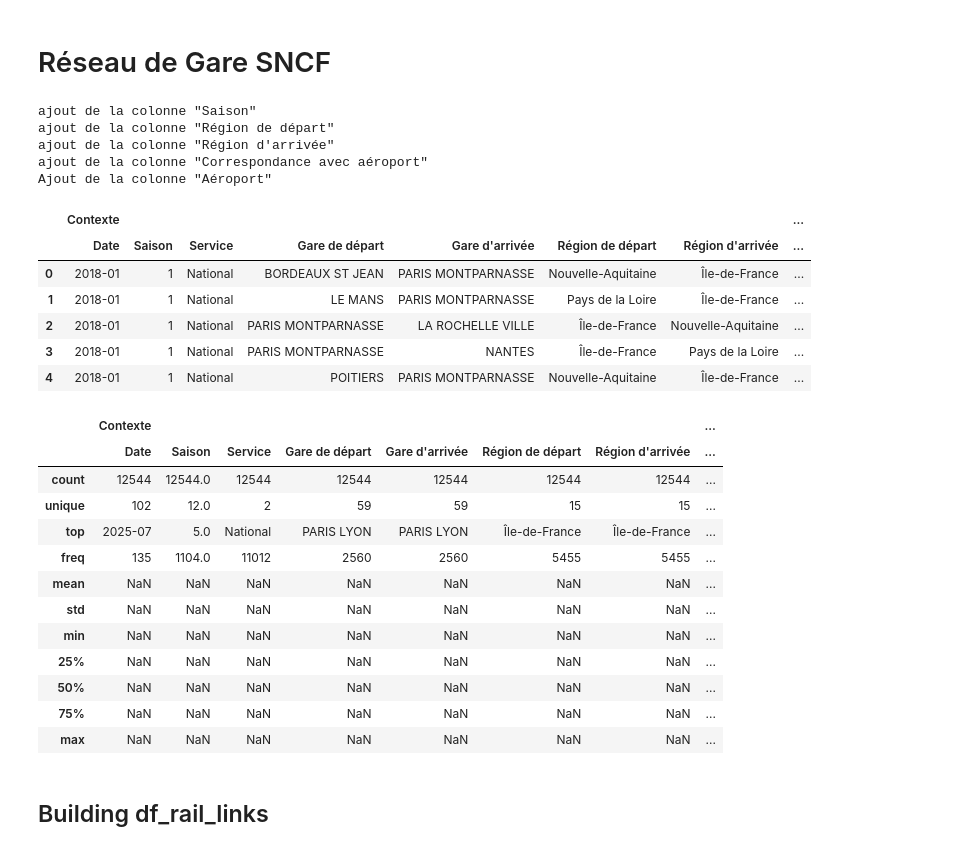
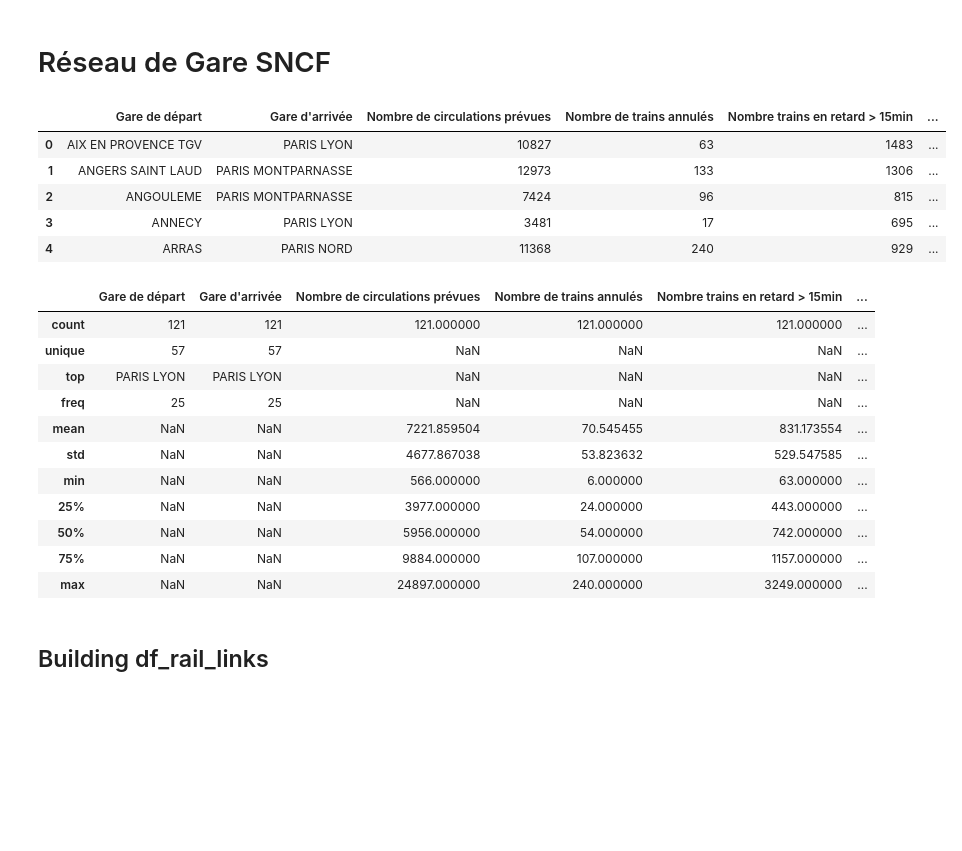
Before and after one commit to Luca-Hachani/SNCF-Project, a Jupyter notebook: poc/EDA_luca.ipynb, the cells around one changed output. Cells and saved outputs as stored; diff of their text form; code cells hidden in the pictures; blank space fills up the shorter version.

Commit message:
move data_reliable.csv from poc to data, enrichment of df_rail_links with reliability score ok links

```diff
--- a/poc/EDA_luca.ipynb
+++ b/poc/EDA_luca.ipynb
@@ -550,39 +550,30 @@ df_airport_seasonality.describe(include='all')
 # %% [markdown]
 # Réseau de Gare SNCF
 # %%
-df = pd.read_csv("../data/regularite-mensuelle-tgv-aqst.csv", sep=";")
-data_preprocessing.preprocessing(df)
-data_preprocessing.enrichment(df)
+df = pd.read_csv("../data/data_reliable.csv", sep=",")
 df.head()
 # %% [output]
-ajout de la colonne "Saison"
-ajout de la colonne "Région de départ"
-ajout de la colonne "Région d'arrivée"
-ajout de la colonne "Correspondance avec aéroport"
-Ajout de la colonne "Aéroport"
-|  | Contexte |  |  |  |  |  |  | ... |
-|  | Date | Saison | Service | Gare de départ | Gare d'arrivée | Région de départ | Région d'arrivée | ... |
-| 0 | 2018-01 | 1 | National | BORDEAUX ST JEAN | PARIS MONTPARNASSE | Nouvelle-Aquitaine | Île-de-France | ... |
-| 1 | 2018-01 | 1 | National | LE MANS | PARIS MONTPARNASSE | Pays de la Loire | Île-de-France | ... |
-| 2 | 2018-01 | 1 | National | PARIS MONTPARNASSE | LA ROCHELLE VILLE | Île-de-France | Nouvelle-Aquitaine | ... |
-| 3 | 2018-01 | 1 | National | PARIS MONTPARNASSE | NANTES | Île-de-France | Pays de la Loire | ... |
-| 4 | 2018-01 | 1 | National | POITIERS | PARIS MONTPARNASSE | Nouvelle-Aquitaine | Île-de-France | ... |
+|  | Gare de départ | Gare d'arrivée | Nombre de circulations prévues | Nombre de trains annulés | Nombre trains en retard > 15min | ... |
+| 0 | AIX EN PROVENCE TGV | PARIS LYON | 10827 | 63 | 1483 | ... |
+| 1 | ANGERS SAINT LAUD | PARIS MONTPARNASSE | 12973 | 133 | 1306 | ... |
+| 2 | ANGOULEME | PARIS MONTPARNASSE | 7424 | 96 | 815 | ... |
+| 3 | ANNECY | PARIS LYON | 3481 | 17 | 695 | ... |
+| 4 | ARRAS | PARIS NORD | 11368 | 240 | 929 | ... |
 # %%
 df.describe(include='all')
 # %% [output]
-|  | Contexte |  |  |  |  |  |  | ... |
-|  | Date | Saison | Service | Gare de départ | Gare d'arrivée | Région de départ | Région d'arrivée | ... |
-| count | 12544 | 12544.0 | 12544 | 12544 | 12544 | 12544 | 12544 | ... |
-| unique | 102 | 12.0 | 2 | 59 | 59 | 15 | 15 | ... |
-| top | 2025-07 | 5.0 | National | PARIS LYON | PARIS LYON | Île-de-France | Île-de-France | ... |
-| freq | 135 | 1104.0 | 11012 | 2560 | 2560 | 5455 | 5455 | ... |
-| mean | NaN | NaN | NaN | NaN | NaN | NaN | NaN | ... |
-| std | NaN | NaN | NaN | NaN | NaN | NaN | NaN | ... |
-| min | NaN | NaN | NaN | NaN | NaN | NaN | NaN | ... |
-| 25% | NaN | NaN | NaN | NaN | NaN | NaN | NaN | ... |
-| 50% | NaN | NaN | NaN | NaN | NaN | NaN | NaN | ... |
-| 75% | NaN | NaN | NaN | NaN | NaN | NaN | NaN | ... |
-| max | NaN | NaN | NaN | NaN | NaN | NaN | NaN | ... |
+|  | Gare de départ | Gare d'arrivée | Nombre de circulations prévues | Nombre de trains annulés | Nombre trains en retard > 15min | ... |
+| count | 121 | 121 | 121.000000 | 121.000000 | 121.000000 | ... |
+| unique | 57 | 57 | NaN | NaN | NaN | ... |
+| top | PARIS LYON | PARIS LYON | NaN | NaN | NaN | ... |
+| freq | 25 | 25 | NaN | NaN | NaN | ... |
+| mean | NaN | NaN | 7221.859504 | 70.545455 | 831.173554 | ... |
+| std | NaN | NaN | 4677.867038 | 53.823632 | 529.547585 | ... |
+| min | NaN | NaN | 566.000000 | 6.000000 | 63.000000 | ... |
+| 25% | NaN | NaN | 3977.000000 | 24.000000 | 443.000000 | ... |
+| 50% | NaN | NaN | 5956.000000 | 54.000000 | 742.000000 | ... |
+| 75% | NaN | NaN | 9884.000000 | 107.000000 | 1157.000000 | ... |
+| max | NaN | NaN | 24897.000000 | 240.000000 | 3249.000000 | ... |
 # %% [markdown]
 ## Building df_rail_links
 # %%
```
Also changed, not shown: parts of 9 cells of this notebook, 4 other files.
